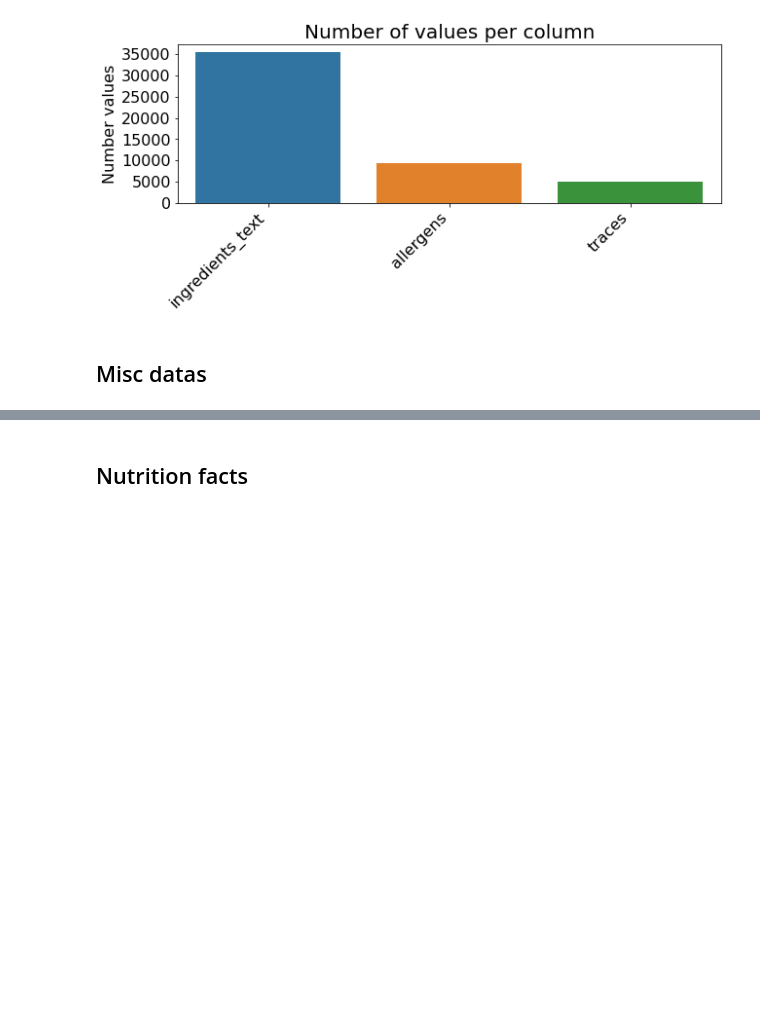
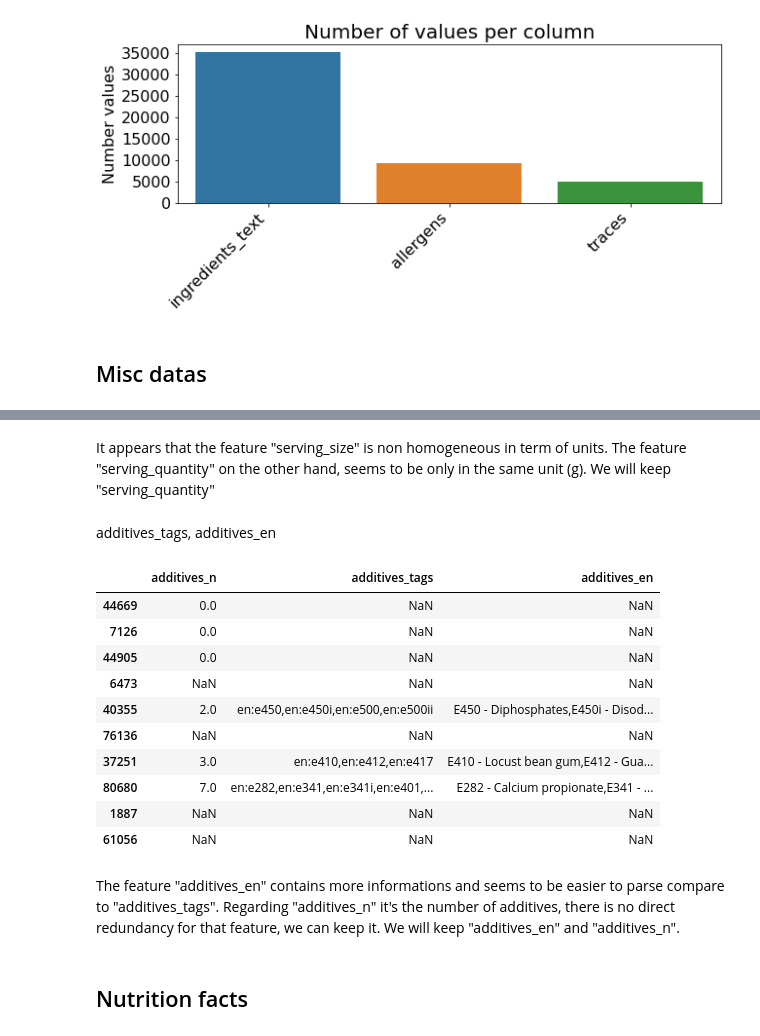
Before and after one commit to curiousmindflow/oc-ml-p2, a Jupyter notebook: preparation.ipynb, the cells around one changed output, grey strips where cells are left out. Saved outputs shown, nothing was run; the diff lists cells and outputs as text; code cells hidden in the pictures; blank space fills up the shorter version.

```diff
--- a/preparation.ipynb
+++ b/preparation.ipynb
@@ -610,0 +706,22 @@ plt.show()
+# %% [markdown]
+It appears that the feature "serving_size" is non homogeneous in term of units. The feature "serving_quantity" on the other hand, seems to be only in the same unit (g).
+We will keep "serving_quantity"
+# %% [markdown]
+additives_tags, additives_en
+# %%
+misc.loc[:, ["additives_n", "additives_tags", "additives_en"]].iloc[:10]
+# %% [output]
+|  | additives_n | additives_tags | additives_en |
+| 44669 | 0.0 | NaN | NaN |
+| 7126 | 0.0 | NaN | NaN |
+| 44905 | 0.0 | NaN | NaN |
+| 6473 | NaN | NaN | NaN |
+| 40355 | 2.0 | en:e450,en:e450i,en:e500,en:e500ii | E450 - Diphosphates,E450i - Disod... |
+| 76136 | NaN | NaN | NaN |
+| 37251 | 3.0 | en:e410,en:e412,en:e417 | E410 - Locust bean gum,E412 - Gua... |
+| 80680 | 7.0 | en:e282,en:e341,en:e341i,en:e401,... | E282 - Calcium propionate,E341 - ... |
+| 1887 | NaN | NaN | NaN |
+| 61056 | NaN | NaN | NaN |
+# %% [markdown]
+The feature "additives_en" contains more informations and seems to be easier to parse compare to "additives_tags". Regarding "additives_n" it's the number of additives, there is no direct redundancy for that feature, we can keep it.
+We will keep "additives_en" and "additives_n".
```
Also changed, not shown: parts of 36 cells of this notebook.
